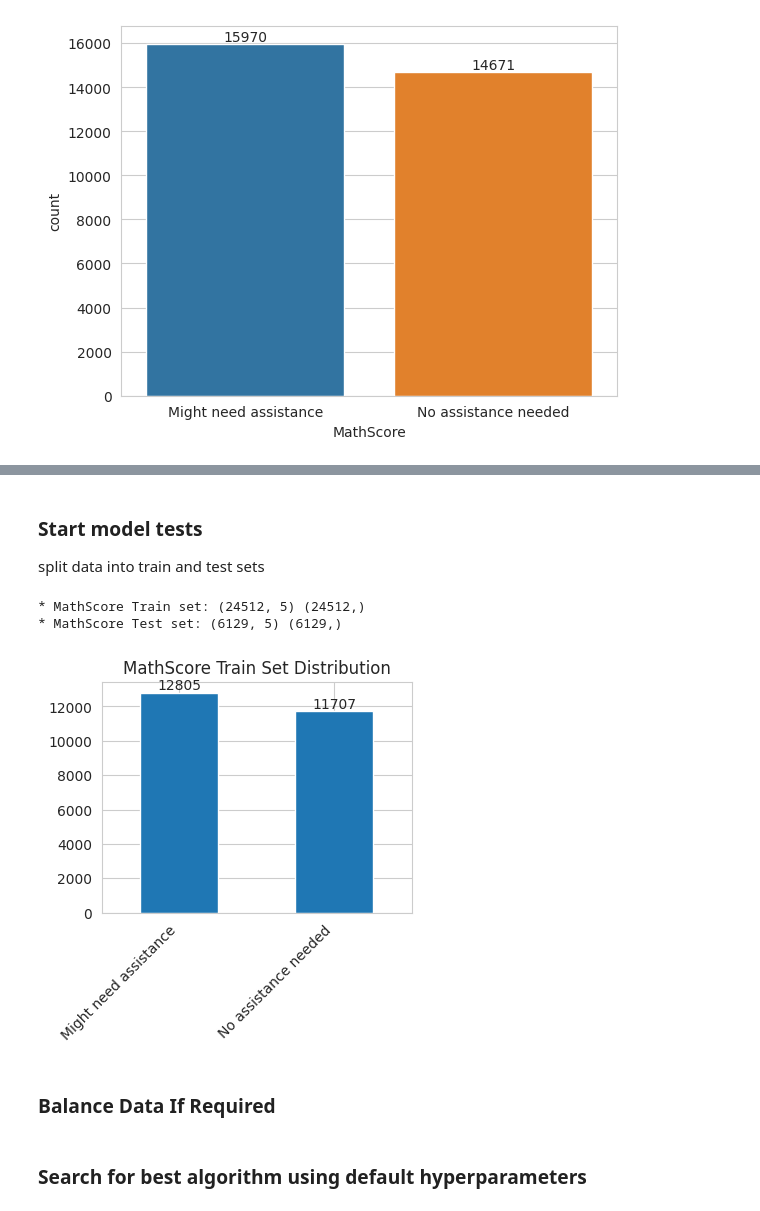
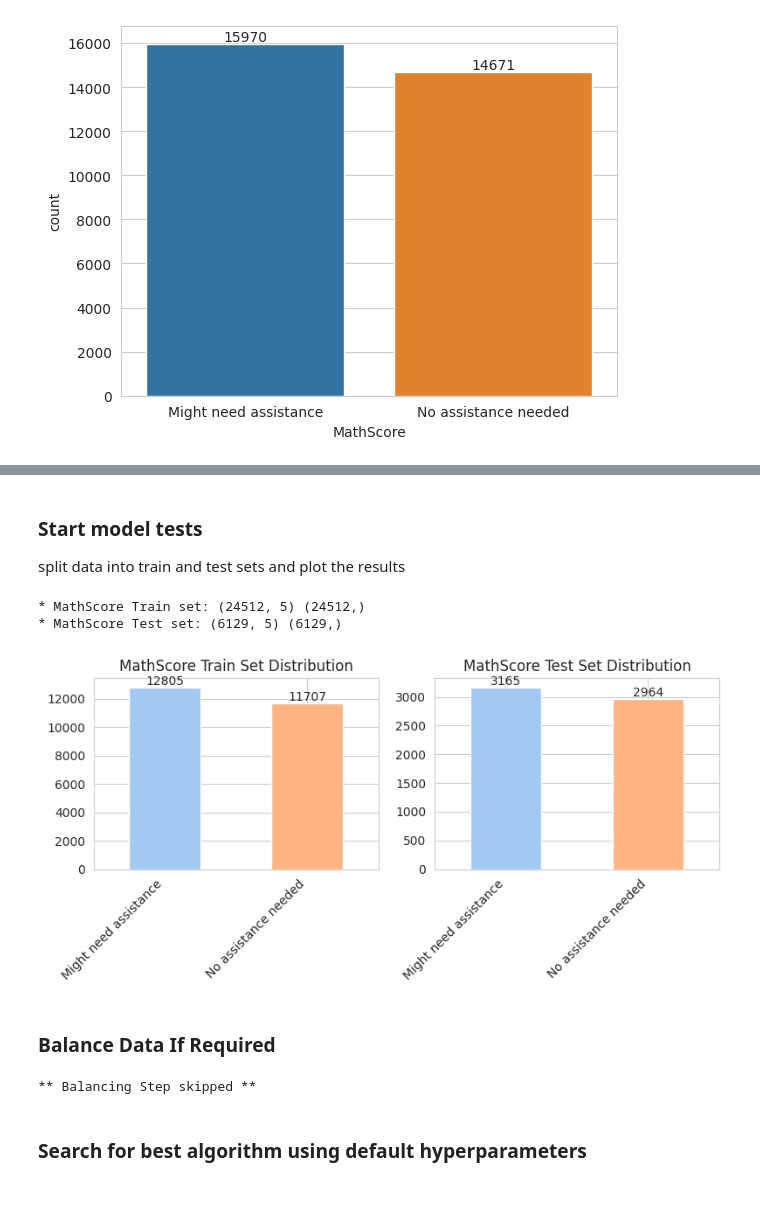
Before and after one commit to A-Hoenig/student-AI, a Jupyter notebook: jupyter_notebooks/NB_8c_math_model_class_2.ipynb, the cells around one changed output, grey strips where cells are left out. Saved outputs shown, nothing was run; the diff lists cells and outputs as text; code cells hidden in the pictures.

```diff
--- a/jupyter_notebooks/NB_8c_math_model_class_2.ipynb
+++ b/jupyter_notebooks/NB_8c_math_model_class_2.ipynb
@@ -412,32 +405,92 @@ df_discretized
 # %% [markdown]
 ### Start model tests
-split data into train and test sets
+split data into train and test sets and plot the results
 # %%
 train_features, test_features, train_scores, test_scores = train_test_split(
     df_discretized.drop(target_variable, axis=1),
     df_discretized[target_variable],
-    test_size = 0.2,
-    random_state = rs
+    test_size=0.2,
+    random_state=rs
 )
 
-print(f"* {target_variable} Train set:", train_features.shape, train_scores.shape, f"\n* {target_variable} Test set:",  test_features.shape, test_scores.shape)
+print(f"* {target_variable} Train set:", train_features.shape, train_scores.shape, f"\n* {target_variable} Test set:", test_features.shape, test_scores.shape)
 
+# Plot Styles
 sns.set_style("whitegrid")
-plt.figure(figsize=(4, 3))
-train_scores.value_counts().plot(kind='bar', title=f'{target_variable} Train Set Distribution')
+pastel_palette = sns.color_palette("pastel", n_colors=max(len(train_scores.value_counts()), len(test_scores.value_counts())))
+plt.figure(figsize=(8, 4))
 
-# Add custom labels
+# Plot Train Set Distribution
+plt.subplot(1, 2, 1)
+train_counts = train_scores.value_counts()
+train_counts.plot(kind='bar', title=f'{target_variable} Train Set Distribution', color=pastel_palette[:len(train_counts)])
+
+# Add custom labels for the train set
 for container in plt.gca().containers:
     plt.bar_label(container, label_type='edge')
 
-plt.xticks(ticks=range(classes), labels=class_labels, rotation=45, ha='right')
+plt.xticks(ticks=range(len(train_counts)), labels=class_labels, rotation=45, ha='right')
+
+# Plot Test Set Distribution
+plt.subplot(1, 2, 2)
+test_counts = test_scores.value_counts()
+test_counts.plot(kind='bar', title=f'{target_variable} Test Set Distribution', color=pastel_palette[:len(test_counts)])
+
+# Add custom labels for the test set
+for container in plt.gca().containers:
+    plt.bar_label(container, label_type='edge')
+
+plt.xticks(ticks=range(len(test_counts)), labels=class_labels, rotation=45, ha='right')
+
+plt.tight_layout()
 plt.show()
 # %% [output]
 * MathScore Train set: (24512, 5) (24512,)
 * MathScore Test set: (6129, 5) (6129,)
-[figure, old version]
+[figure, new version]
 # %% [markdown]
 ### Balance Data If Required
+# %%
+if balance:
+    undersample = RandomUnderSampler(random_state=0)
+    train_features, train_scores = undersample.fit_resample(train_features, train_scores)
+    print('** Balanced Dataset Shape **\n')
+    print(f"* {target_variable} Train set:", train_features.shape, train_scores.shape, f"\n* {target_variable} Test set:", test_features.shape, test_scores.shape)
+
+    # Plot Styles
+    sns.set_style("whitegrid")
+    pastel_palette = sns.color_palette("pastel", n_colors=max(len(train_scores.value_counts()), len(test_scores.value_counts())))
+    plt.figure(figsize=(8, 4))
+
+    # Plot Train Set Distribution
+    plt.subplot(1, 2, 1)
+    train_counts = train_scores.value_counts()
+    train_counts.plot(kind='bar', title=f'{target_variable} Train Set Distribution', color=pastel_palette[:len(train_counts)])
+
+    # Add custom labels for the train set
+    for container in plt.gca().containers:
+        plt.bar_label(container, label_type='edge')
+
+    plt.xticks(ticks=range(len(train_counts)), labels=class_labels, rotation=45, ha='right')
+
+    # Plot Test Set Distribution
+    plt.subplot(1, 2, 2)
+    test_counts = test_scores.value_counts()
+    test_counts.plot(kind='bar', title=f'{target_variable} Test Set Distribution', color=pastel_palette[:len(test_counts)])
+
+    # Add custom labels for the test set
+    for container in plt.gca().containers:
+        plt.bar_label(container, label_type='edge')
+
+    plt.xticks(ticks=range(len(test_counts)), labels=class_labels, rotation=45, ha='right')
+
+    plt.tight_layout()
+    plt.show()
+
+else:
+    print('** Balancing Step skipped **')
+# %% [output]
+** Balancing Step skipped **
 # %% [markdown]
 ### Search for best algorithm using default hyperparameters
 # %%
```
Also changed, not shown: parts of 3 cells of this notebook.
